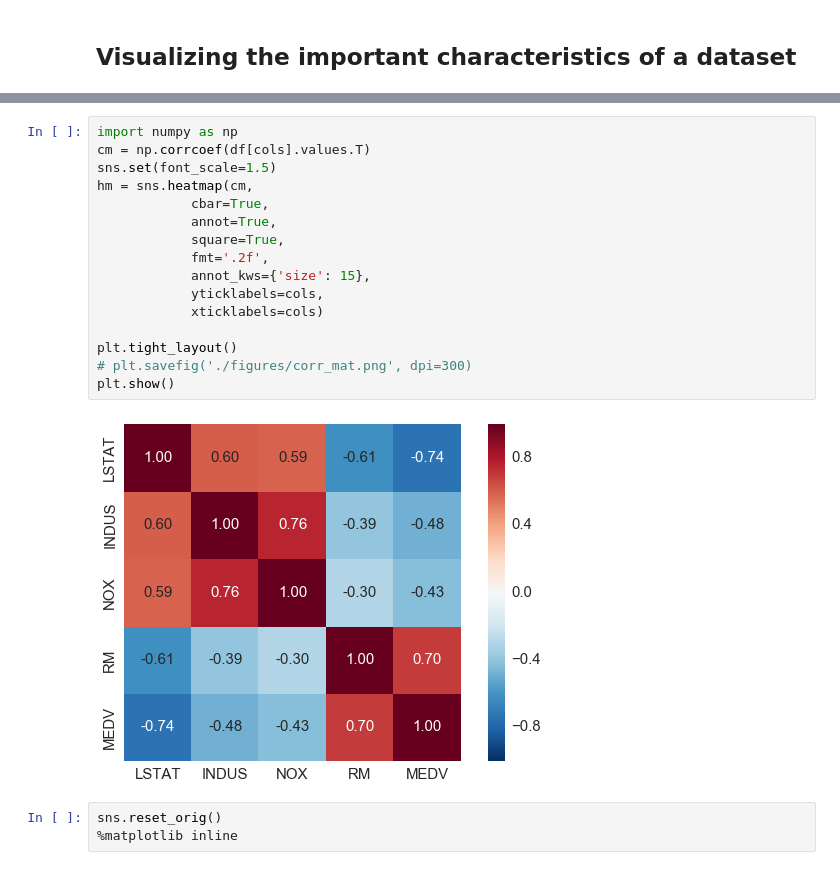
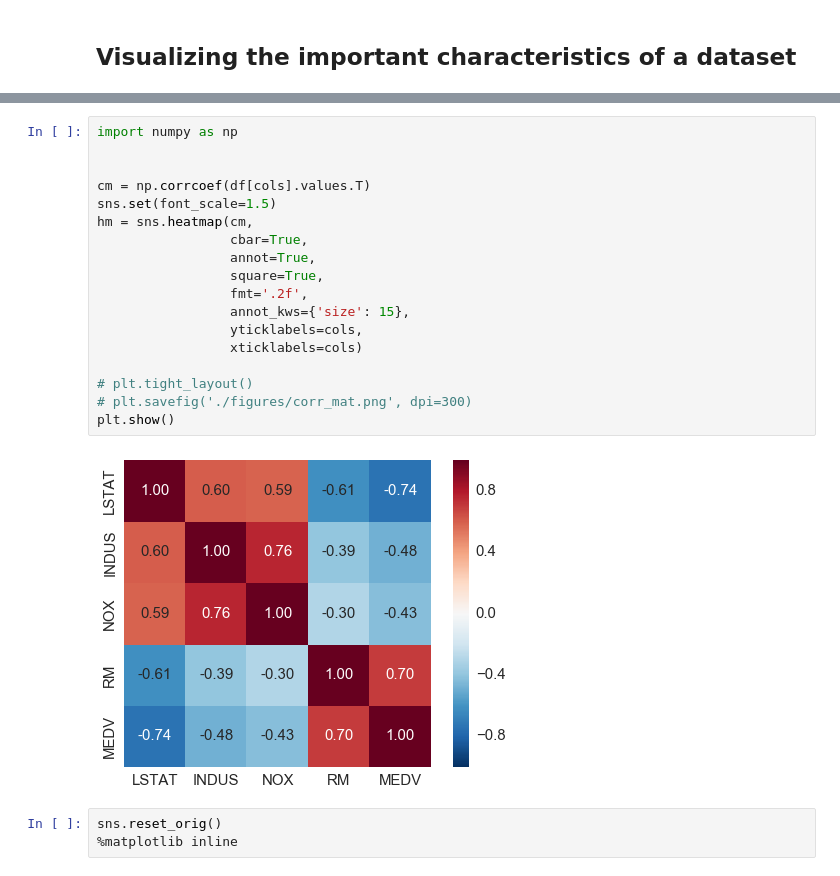
Before and after one commit to rasbt/python-machine-learning-book, a Jupyter notebook: code/ch10/ch10.ipynb, the cells around one changed output, grey strips where cells are left out. Saved outputs shown, nothing was run; the diff lists cells and outputs as text.

```diff
--- a/code/ch10/ch10.ipynb
+++ b/code/ch10/ch10.ipynb
@@ -147,22 +153,24 @@ plt.show()
 [figure]
 # %%
 import numpy as np
+
+
 cm = np.corrcoef(df[cols].values.T)
 sns.set(font_scale=1.5)
 hm = sns.heatmap(cm,
-            cbar=True,
-            annot=True,
-            square=True,
-            fmt='.2f',
-            annot_kws={'size': 15},
-            yticklabels=cols,
-            xticklabels=cols)
+                 cbar=True,
+                 annot=True,
+                 square=True,
+                 fmt='.2f',
+                 annot_kws={'size': 15},
+                 yticklabels=cols,
+                 xticklabels=cols)
 
-plt.tight_layout()
+# plt.tight_layout()
 # plt.savefig('./figures/corr_mat.png', dpi=300)
 plt.show()
 # %% [output]
-[figure, old version]
+[figure, new version]
 # %%
 sns.reset_orig()
 %matplotlib inline
```
Also changed, not shown: parts of 9 cells of this notebook, 12 other files.
